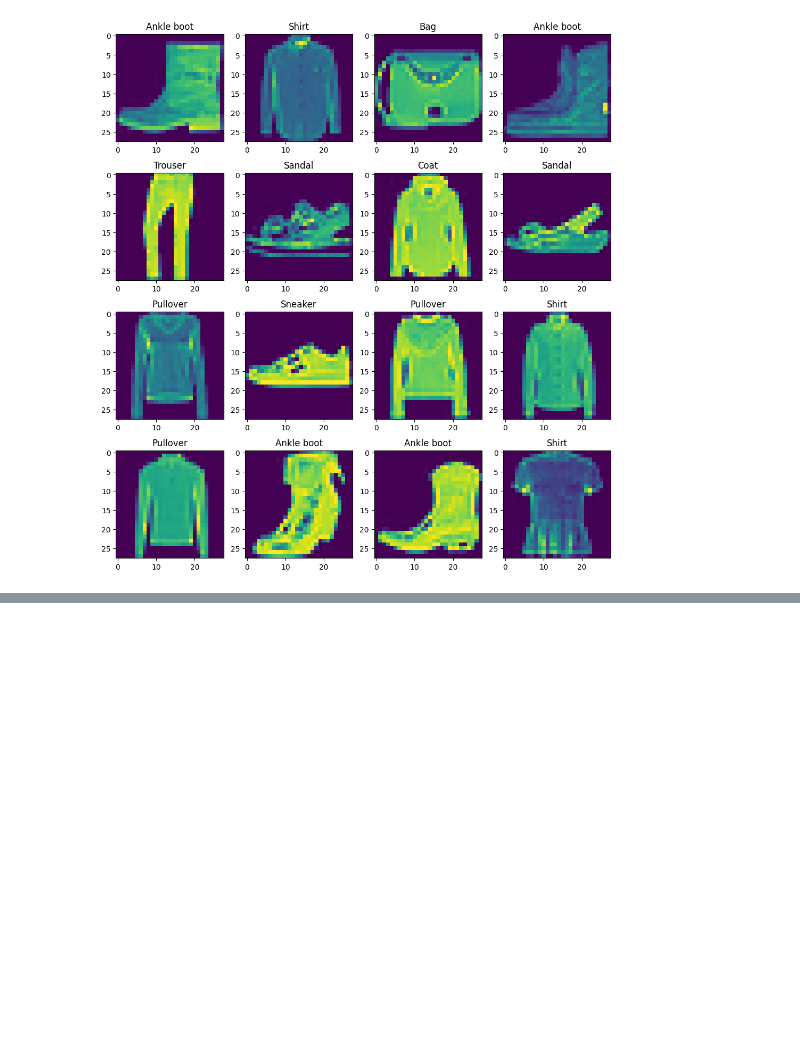
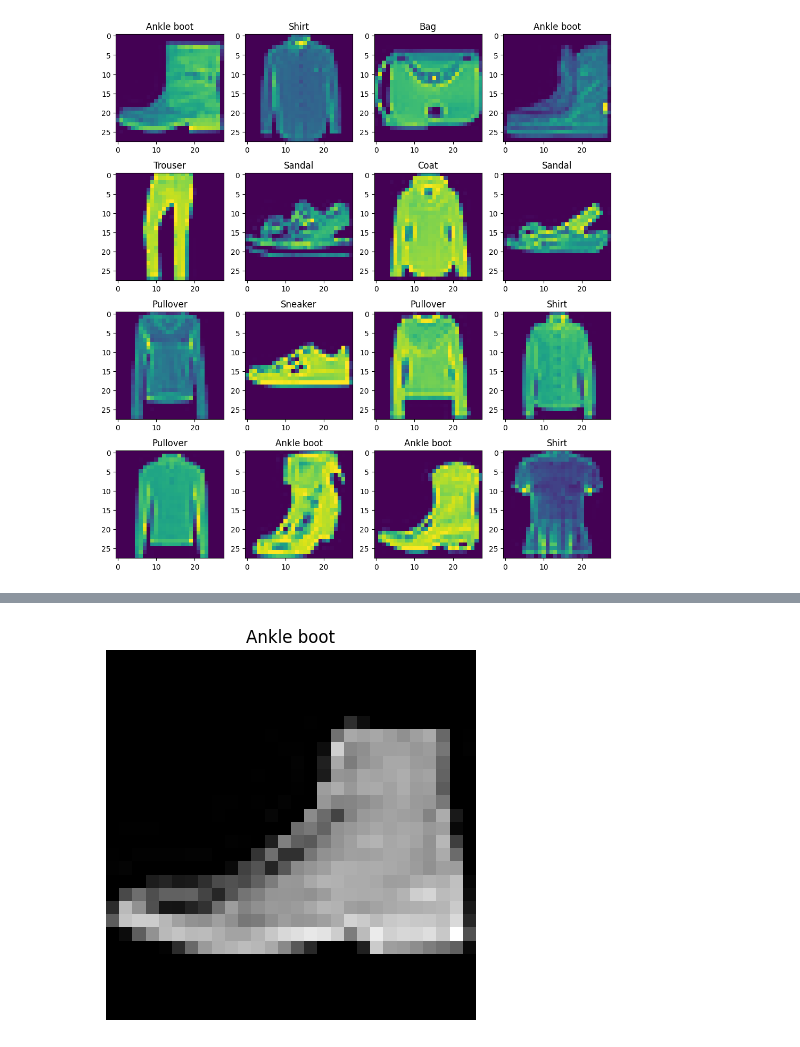
Before and after one commit to axiomchronicles/neural_network_learning, a Jupyter notebook: PyTorch_Learning/pathway_12.ipynb, the cells around one changed output, grey strips where cells are left out. Saved outputs shown, nothing was run; the diff lists cells and outputs as text; code cells hidden in the pictures; blank space fills up the shorter version.

```diff
--- a/PyTorch_Learning/pathway_12.ipynb
+++ b/PyTorch_Learning/pathway_12.ipynb
@@ -77,0 +117,9 @@ for i in range(1, rows * cols + 1):
+# %%
+for i in range(1, len(train_features)):
+    rand_idx = torch.randint(0, len(train_features), size = (1,)).item()
+    img, label = train_features[rand_idx], train_label[rand_idx]
+    plt.imshow(img.squeeze(), cmap="grey")
+    plt.title(class_names[label])
+    plt.axis(False)
+# %% [output]
+[figure, added]
```
Also changed, not shown: parts of 8 cells of this notebook.
